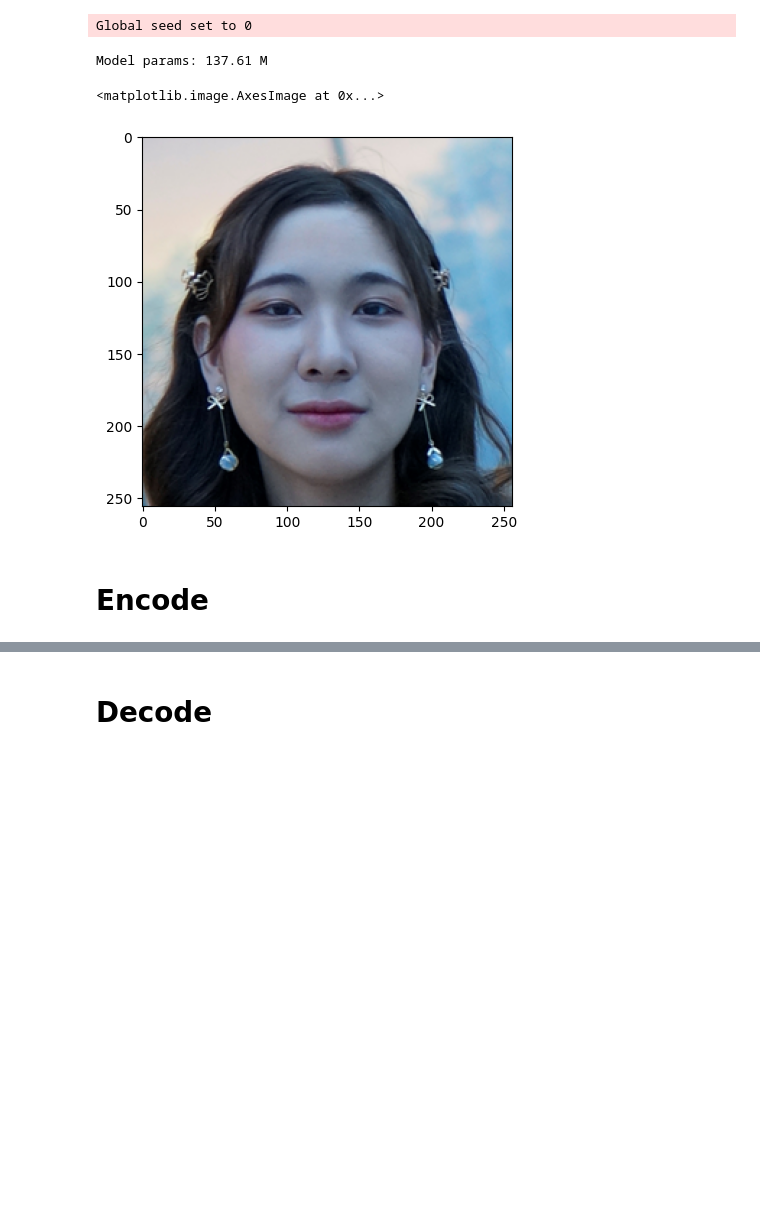
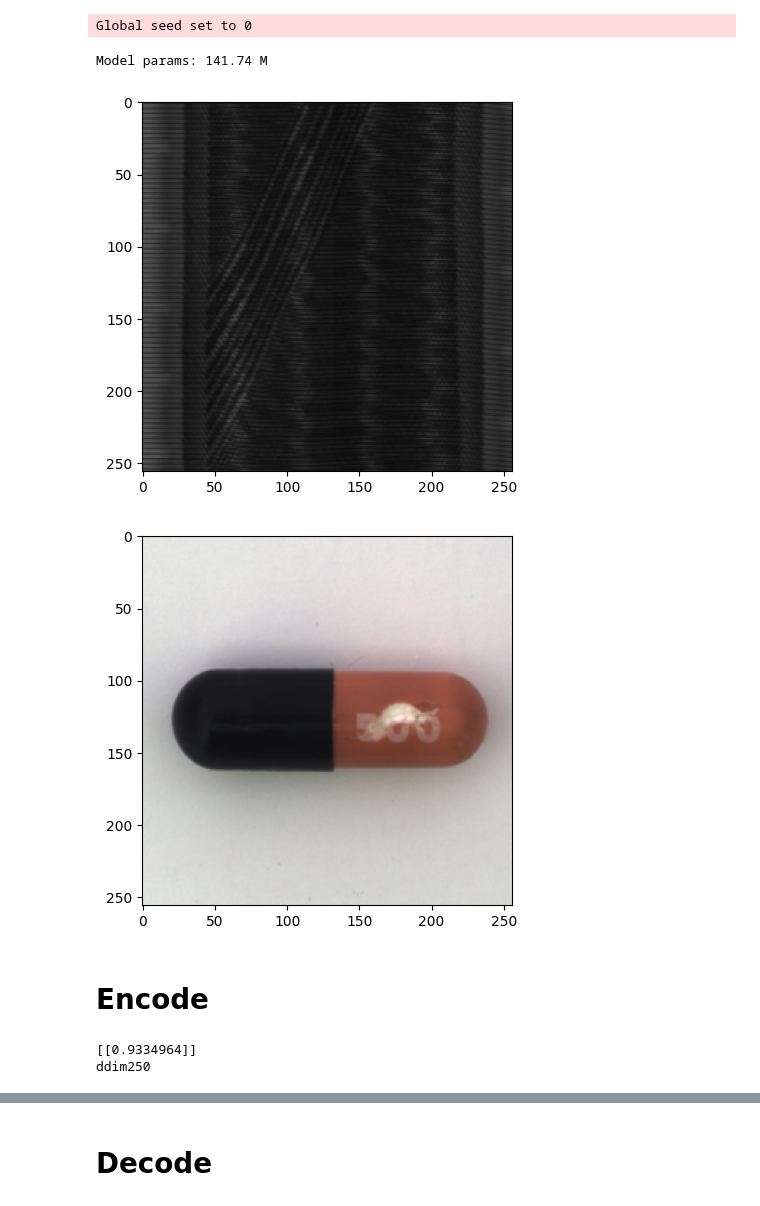
Before and after one commit to PinWheel-hub/My_DiffAE, a Jupyter notebook: autoencoding.ipynb, the cells around one changed output, grey strips where cells are left out. Drawn from its saved outputs; the diff is of its cells as text; code cells hidden in the pictures; blank space fills up the shorter version.

```diff
--- a/autoencoding.ipynb
+++ b/autoencoding.ipynb
@@ -4,25 +7,29 @@
 # %%
 from templates import *
 # %%
-device = 'cuda:1'
-conf = mvtec_autoenc()
+device = 'cuda:0'
+conf = tyre_autoenc()
 # print(conf.name)
 model = LitModel(conf)
-state = torch.load(f'checkpoints/mvtec_autoenc/last.ckpt', map_location='cpu')
+state = torch.load(f'checkpoints/tyre_autoenc/last.ckpt', map_location='cpu')
 model.load_state_dict(state['state_dict'], strict=False)
 model.ema_model.eval()
 model.ema_model.to(device);
 # %% [output]
 Global seed set to 0
-Model params: 137.61 M
+Model params: 141.74 M
 # %%
-data = ImageDataset('imgs_align', image_size=conf.img_size, exts=['jpg', 'JPG', 'png'], do_augment=False)
-batch = data[2]['img'][None]
+data = ImageDataset('imgs', image_size=conf.img_size, exts=['jpg', 'JPG', 'png'], do_augment=False)
+batch1 = data[0]['img'][None]
+batch2 = data[4]['img'][None]
 # %%
 import matplotlib.pyplot as plt
-plt.imshow(batch[0].permute([1, 2, 0]) / 2 + 0.5)
+plt.imshow(batch1[0].permute([1, 2, 0]) / 2 + 0.5)
+plt.show()
+plt.imshow(batch2[0].permute([1, 2, 0]) / 2 + 0.5)
+plt.show()
 # %% [output]
-<matplotlib.image.AxesImage at 0x...>
-[figure, old version]
+[figure, new version]
+[figure, added]
 # %% [markdown]
 # Encode
@@ -35,3 +36,22 @@ xT = model.encode_stochastic(batch.to(device), cond, T=250)
+# %%
+def get_similarity(cond1, cond2):
+    if isinstance(cond1, torch.Tensor):
+        cond1 = cond1.cpu().numpy()
+        cond2 = cond2.cpu().numpy()
+    cosine_similarities = np.dot(cond1, cond2.T)
+    magnitude1 = np.linalg.norm(cond1, axis=1, keepdims=True)
+    magnitude2 = np.linalg.norm(cond2, axis=1, keepdims=True)
+    cosine_similarities /= np.dot(magnitude1, magnitude2.T)
+    return cosine_similarities
+cond1 = model.encode(batch1.to(device))
+cond2 = model.encode(batch2.to(device))
+print(get_similarity(cond1, cond2))
+# cond = (torch.ones((1, 512)) * 15).to(device)
+# print(cond)
+xT = model.encode_stochastic(batch1.to(device), cond1, T=250)
+# %% [output]
+[[0.9334964]]
+ddim250
 # %%
 import matplotlib.pyplot as plt
 fig, ax = plt.subplots(1, 2, figsize=(10, 5))
```
Also changed, not shown: parts of 4 cells of this notebook, 4 other files.
